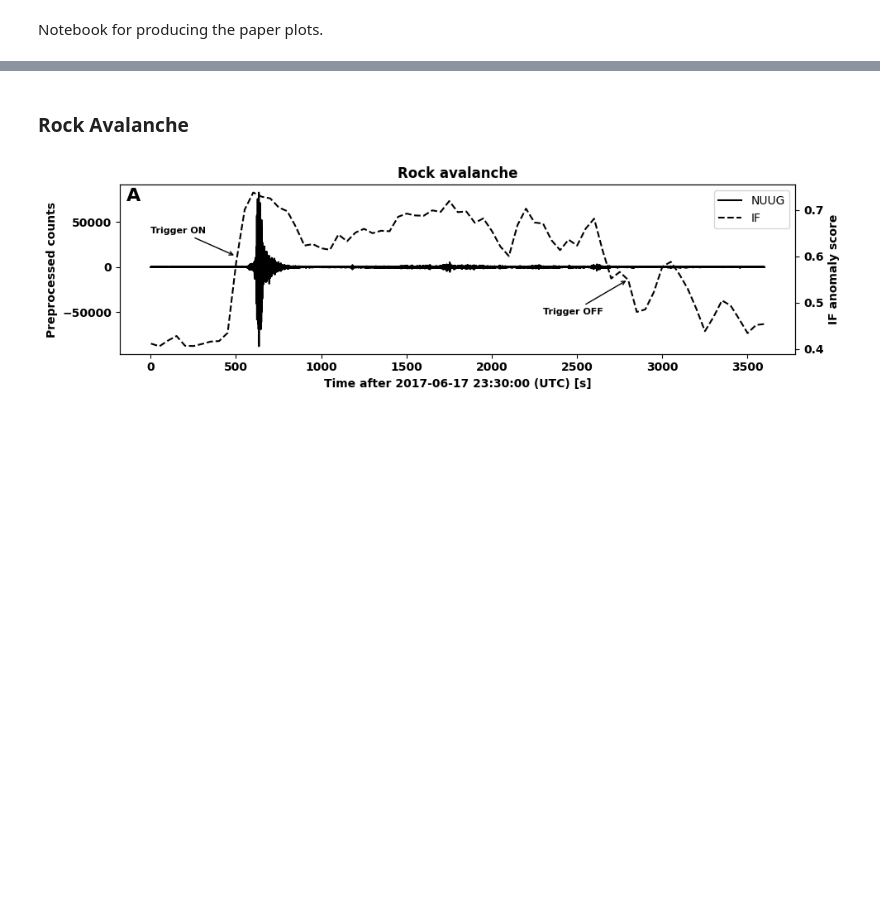
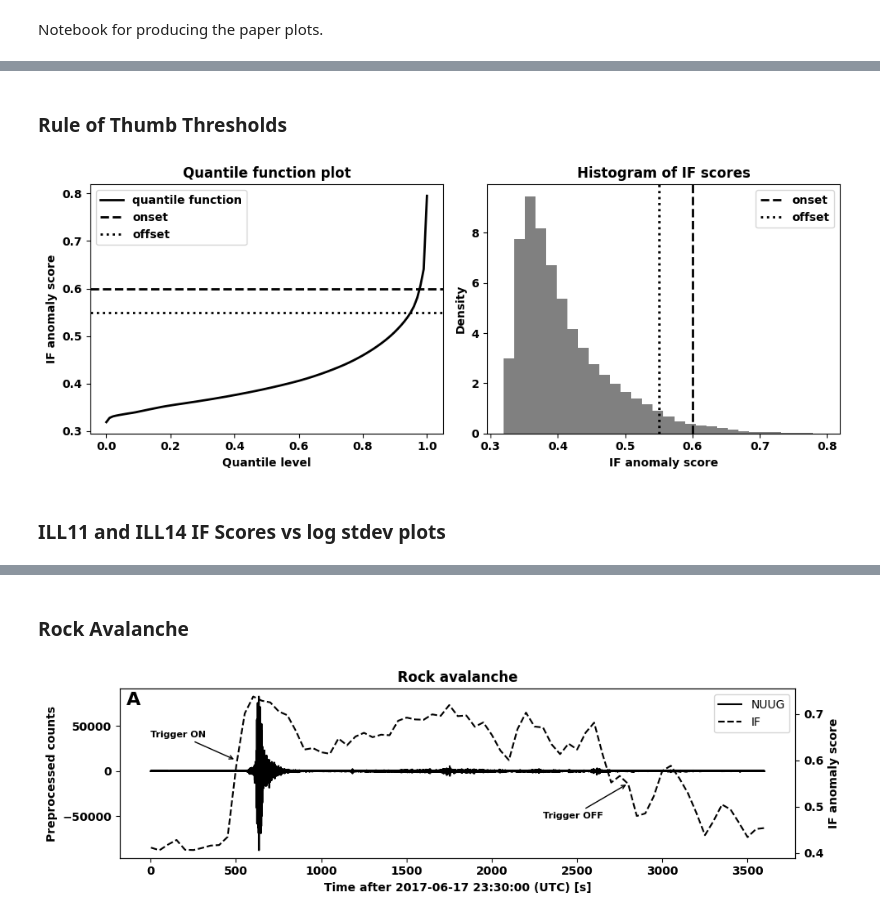
Before and after one commit to FKamper/seismic-isolation-forest, a Jupyter notebook: notebooks/plots.ipynb, the cells around one changed output, grey strips where cells are left out. Saved outputs shown, nothing was run; the diff lists cells and outputs as text; code cells hidden in the pictures; blank space fills up the shorter version.

```diff
--- a/notebooks/plots.ipynb
+++ b/notebooks/plots.ipynb
@@ -249,0 +248,60 @@ model = IsolationForest(warm_start=True, n_estimators=0, random_state=42)
+# %% [markdown]
+### Rule of Thumb Thresholds
+# %%
+# collect all the IF anomaly scores
+if_scores = []
+
+for station in ill_stations:
+    if_scores.append(
+        pd.read_csv(f"../output/XP/if/scores/{station}.csv")["anomaly_score"].values
+    )
+
+for station in dk_stations:
+    if_scores.append(
+        pd.read_csv(f"../output/DK/if/scores/{station}.csv")["anomaly_score"].values
+    )
+
+if_scores = np.concatenate(if_scores)
+# %%
+qlevels = np.linspace(0, 1, 100)
+
+fig, axes = plt.subplots(1, 2, figsize=(10, 4))
+
+# --- Left: Quantile function plot ---
+axes[0].plot(
+    qlevels,
+    np.quantile(if_scores, qlevels),
+    c="k",
+    linewidth=2,
+    label="quantile function",
+)
+axes[0].set_xlabel("Quantile level", fontweight="bold")
+axes[0].set_ylabel("IF anomaly score", fontweight="bold")
+axes[0].set_title("Quantile function plot", fontweight="bold")
+
+axes[0].axhline(y=0.6, color="k", linestyle="dashed", label="onset", linewidth=2)
+axes[0].axhline(y=0.55, color="k", linestyle="dotted", label="offset", linewidth=2)
+axes[0].legend(prop={"weight": "bold"})
+
+# --- Right: Histogram ---
+axes[1].hist(if_scores, bins=30, density=True, color="gray")
+axes[1].set_xlabel("IF anomaly score", fontweight="bold")
+axes[1].set_ylabel("Density", fontweight="bold")
+axes[1].set_title("Histogram of IF scores", fontweight="bold")
+
+axes[1].axvline(x=0.6, linestyle="dashed", c="k", label="onset", linewidth=2)
+axes[1].axvline(x=0.55, linestyle="dotted", c="k", label="offset", linewidth=2)
+axes[1].legend(prop={"weight": "bold"})
+
+# --- Bold tick labels on both plots ---
+for ax in axes:
+    for label in ax.get_xticklabels() + ax.get_yticklabels():
+        label.set_fontweight("bold")
+
+plt.tight_layout()
+plt.savefig("../plots/rot.pdf", dpi=300)
+plt.show()
+# %% [output]
+[figure, added]
+# %% [markdown]
+### ILL11 and ILL14 IF Scores vs log stdev plots
```
Also changed, not shown: parts of 64 cells of this notebook, 7 other files.
